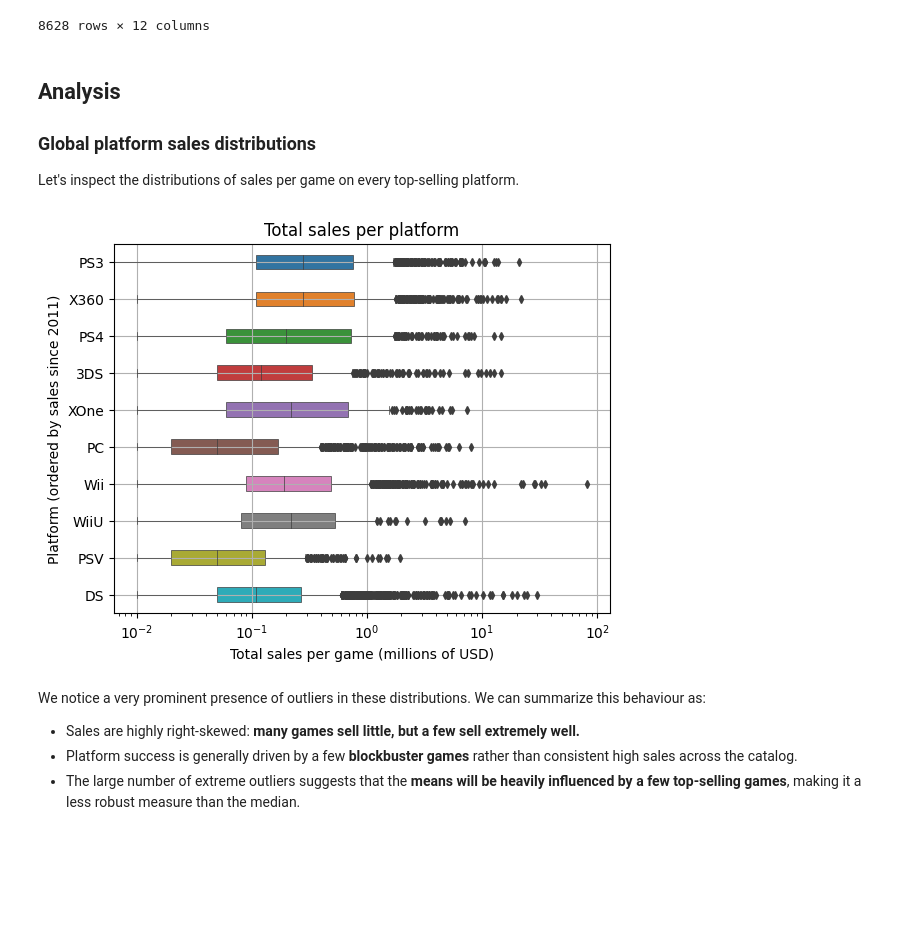
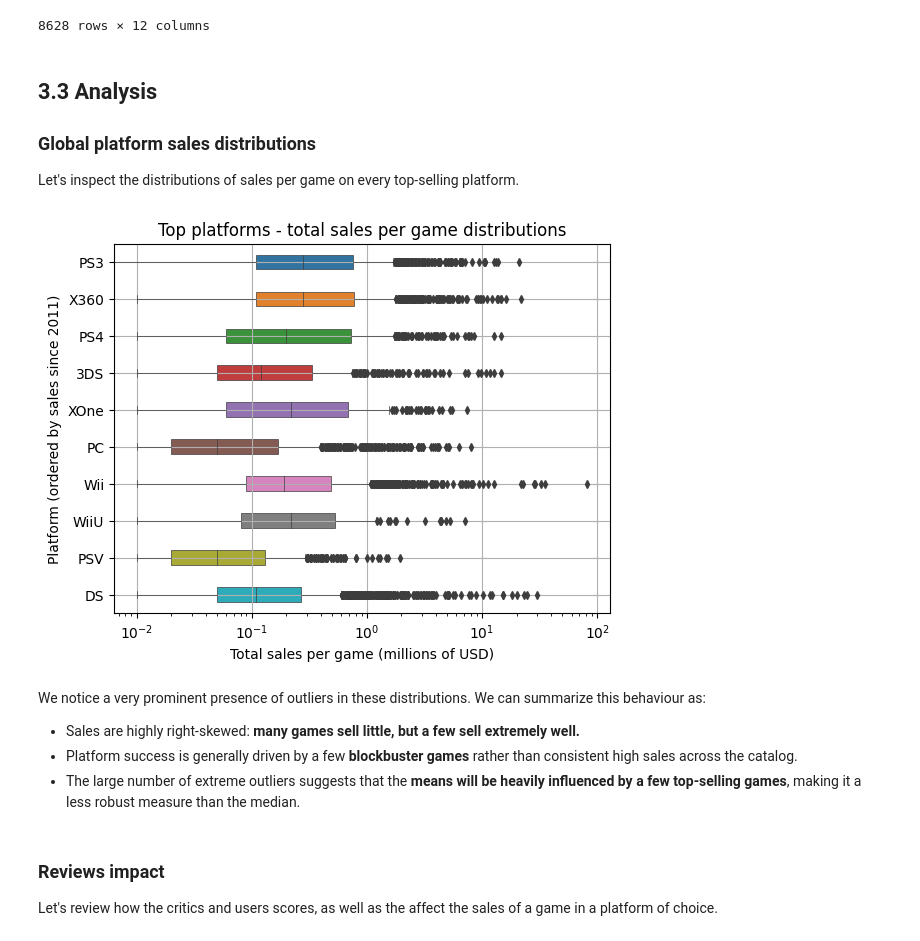
Before and after one commit to PabloHermun/videogames_succes, a Jupyter notebook: notebook.ipynb, the cells around one changed output. Saved outputs shown, nothing was run; the diff lists cells and outputs as text; code cells hidden in the pictures; blank space fills up the shorter version.

```diff
--- a/notebook.ipynb
+++ b/notebook.ipynb
@@ -658,29 +655,33 @@ games.query('platform in @top_sales_recent.keys()').sort_values(by=['year_of_rel
 | 16714 | Winning Post 8 2016 | PSV | 2016 | Simulation | 0.00 | 0.00 | 0.01 | 0.00 | <NA> | ... |
 8628 rows × 12 columns
 # %% [markdown]
-## Analysis
+## 3.3 Analysis
 
 ### Global platform sales distributions
 Let's inspect the distributions of sales per game on every top-selling platform.
 # %%
 import seaborn as sns
 
 #Plot a boxplot for all top-selling platforms in order
 order = list(top_sales_recent.keys())
 
 sns.boxplot(data=games.query("platform in @order"),
             x='total_sales', y='platform',
             width=0.4, linewidth=0.5, fliersize=4, order=order)
 plt.grid(True)
 plt.xscale('log')
-plt.title('Total sales per platform')
+plt.title('Top platforms - total sales per game distributions')
 plt.xlabel('Total sales per game (millions of USD)')
 plt.ylabel('Platform (ordered by sales since 2011)')
 plt.show()
 # %% [output]
-[figure, old version]
+[figure, new version]
 # %% [markdown]
 We notice a very prominent presence of outliers in these distributions. We can summarize this behaviour as:
 - Sales are highly right-skewed: **many games sell little, but a few sell extremely well.**
 - Platform success is generally driven by a few **blockbuster games** rather than consistent high sales across the catalog.
 - The large number of extreme outliers suggests that the **means will be heavily influenced by a few top-selling games**, making it a less robust measure than the median.
+# %% [markdown]
+### Reviews impact
+
+Let's review how the critics and users scores, as well as the affect the sales of a game in a platform of choice.
```
Also changed, not shown: parts of 31 cells of this notebook.
